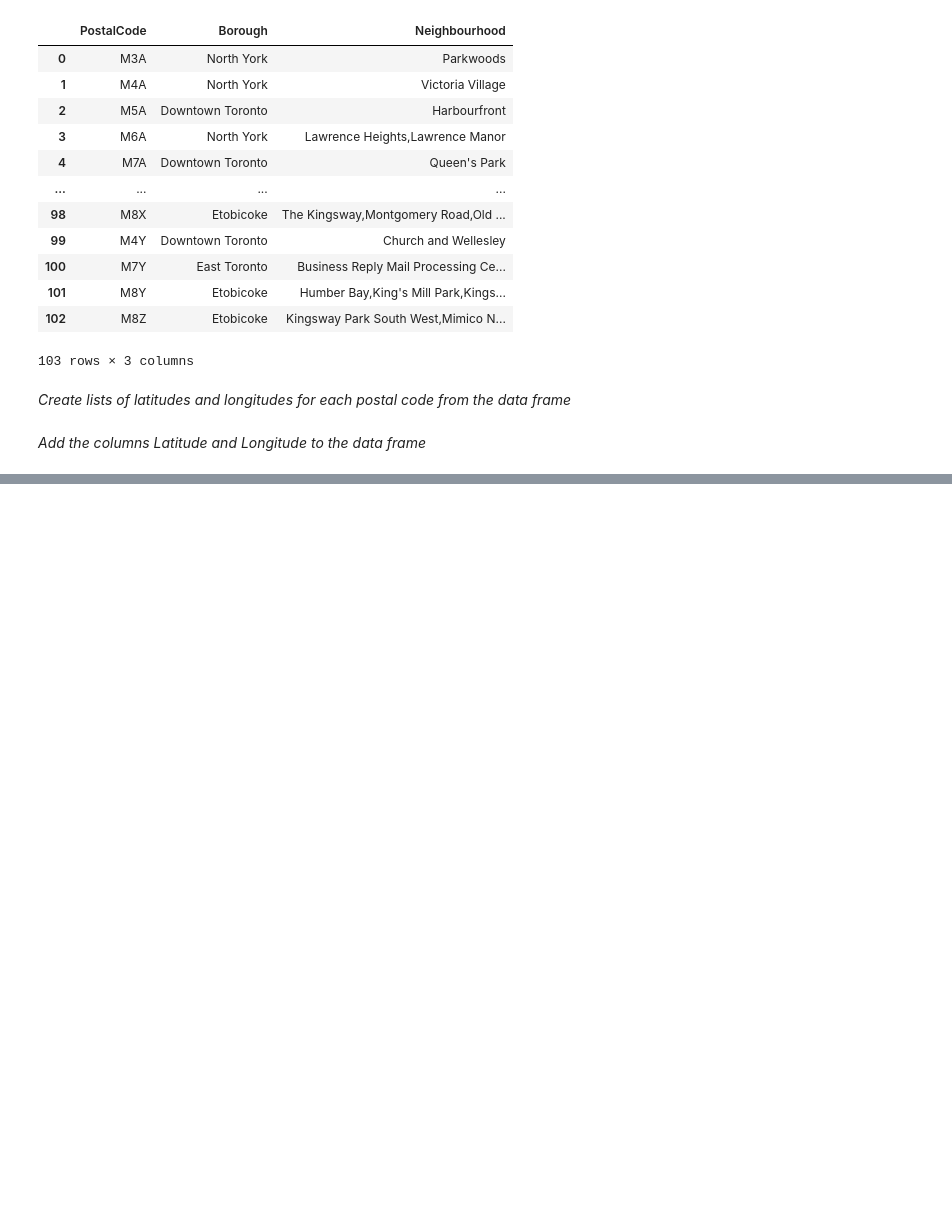
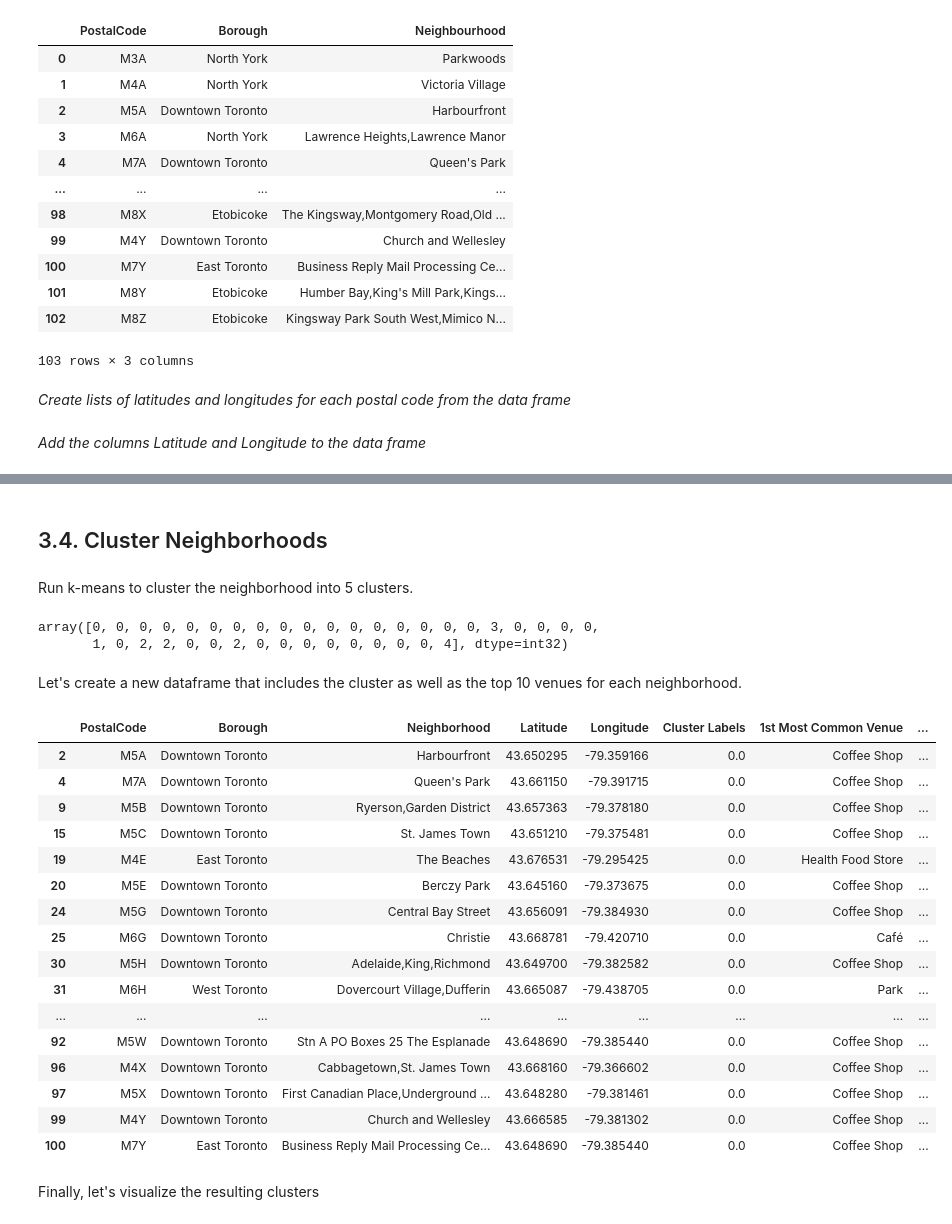
Before and after one commit to pmilchev/Coursera_Capstone, a Jupyter notebook: Segment_and_Cluster_Neighborhoods_in_Toronto.ipynb, the cells around one changed output, grey strips where cells are left out. Drawn from its saved outputs; the diff is of its cells as text; code cells hidden in the pictures; blank space fills up the shorter version.

Commit message:
[Week 3] Step 3 analysis of the neighbourhoods and clustering them

```diff
--- a/Segment_and_Cluster_Neighborhoods_in_Toronto.ipynb
+++ b/Segment_and_Cluster_Neighborhoods_in_Toronto.ipynb
@@ -193,0 +475,22 @@ df.to_csv('toronto_postal_step2.csv', mode='w')
+# %%
+import numpy as np
+num_top_venues = 10
+
+indicators = ['st', 'nd', 'rd']
+
+# create columns according to number of top venues
+columns = ['Neighborhood']
+for ind in np.arange(num_top_venues):
+    try:
+        columns.append('{}{} Most Common Venue'.format(ind+1, indicators[ind]))
+    except:
+        columns.append('{}th Most Common Venue'.format(ind+1))
+
+# create a new dataframe
+neighborhoods_venues_sorted = pd.DataFrame(columns=columns)
+neighborhoods_venues_sorted['Neighborhood'] = toronto_grouped['Neighborhood']
+
+for ind in np.arange(toronto_grouped.shape[0]):
+    neighborhoods_venues_sorted.iloc[ind, 1:] = return_most_common_venues(toronto_grouped.iloc[ind, :], num_top_venues)
+
+neighborhoods_venues_sorted.head()
@@ -193,0 +504,52 @@ df.to_csv('toronto_postal_step2.csv', mode='w')
+# %% [markdown]
+<h2> 3.4. Cluster Neighborhoods </h2>
+# %% [markdown]
+Run k-means to cluster the neighborhood into 5 clusters.
+# %%
+# import k-means from clustering stage
+from sklearn.cluster import KMeans
+
+# set number of clusters
+kclusters = 5
+
+toronto_grouped_clustering = toronto_grouped.drop('Neighborhood', 1)
+
+# run k-means clustering
+kmeans = KMeans(n_clusters=kclusters, random_state=0).fit(toronto_grouped_clustering)
+
+# check cluster labels generated for each row in the dataframe
+kmeans.labels_[:]
+# %% [output]
+array([0, 0, 0, 0, 0, 0, 0, 0, 0, 0, 0, 0, 0, 0, 0, 0, 0, 3, 0, 0, 0, 0,
+       1, 0, 2, 2, 0, 0, 2, 0, 0, 0, 0, 0, 0, 0, 0, 4], dtype=int32)
+# %% [markdown]
+Let's create a new dataframe that includes the cluster as well as the top 10 venues for each neighborhood.
+# %%
+toronto_merged = reduced_toronto_data.rename(columns={'Neighbourhood':'Neighborhood'})
+# add clustering labels
+neighborhoods_venues_sorted.insert(0, 'Cluster Labels', kmeans.labels_)
+
+# merge toronto_grouped with toronto_data to add latitude/longitude for each neighborhood
+toronto_merged = toronto_merged.join(neighborhoods_venues_sorted.set_index('Neighborhood'), on='Neighborhood')
+toronto_merged.dropna(axis=0, subset=['Cluster Labels'], inplace =True)
+toronto_merged # check the last columns!
+# %% [output]
+|  | PostalCode | Borough | Neighborhood | Latitude | Longitude | Cluster Labels | 1st Most Common Venue | ... |
+| 2 | M5A | Downtown Toronto | Harbourfront | 43.650295 | -79.359166 | 0.0 | Coffee Shop | ... |
+| 4 | M7A | Downtown Toronto | Queen's Park | 43.661150 | -79.391715 | 0.0 | Coffee Shop | ... |
+| 9 | M5B | Downtown Toronto | Ryerson,Garden District | 43.657363 | -79.378180 | 0.0 | Coffee Shop | ... |
+| 15 | M5C | Downtown Toronto | St. James Town | 43.651210 | -79.375481 | 0.0 | Coffee Shop | ... |
+| 19 | M4E | East Toronto | The Beaches | 43.676531 | -79.295425 | 0.0 | Health Food Store | ... |
+| 20 | M5E | Downtown Toronto | Berczy Park | 43.645160 | -79.373675 | 0.0 | Coffee Shop | ... |
+| 24 | M5G | Downtown Toronto | Central Bay Street | 43.656091 | -79.384930 | 0.0 | Coffee Shop | ... |
+| 25 | M6G | Downtown Toronto | Christie | 43.668781 | -79.420710 | 0.0 | Café | ... |
+| 30 | M5H | Downtown Toronto | Adelaide,King,Richmond | 43.649700 | -79.382582 | 0.0 | Coffee Shop | ... |
+| 31 | M6H | West Toronto | Dovercourt Village,Dufferin | 43.665087 | -79.438705 | 0.0 | Park | ... |
+| ... | ... | ... | ... | ... | ... | ... | ... | ... |
+| 92 | M5W | Downtown Toronto | Stn A PO Boxes 25 The Esplanade | 43.648690 | -79.385440 | 0.0 | Coffee Shop | ... |
+| 96 | M4X | Downtown Toronto | Cabbagetown,St. James Town | 43.668160 | -79.366602 | 0.0 | Coffee Shop | ... |
+| 97 | M5X | Downtown Toronto | First Canadian Place,Underground ... | 43.648280 | -79.381461 | 0.0 | Coffee Shop | ... |
+| 99 | M4Y | Downtown Toronto | Church and Wellesley | 43.666585 | -79.381302 | 0.0 | Coffee Shop | ... |
+| 100 | M7Y | East Toronto | Business Reply Mail Processing Ce... | 43.648690 | -79.385440 | 0.0 | Coffee Shop | ... |
+# %% [markdown]
+Finally, let's visualize the resulting clusters
```
Also changed, not shown: parts of 52 cells of this notebook.
